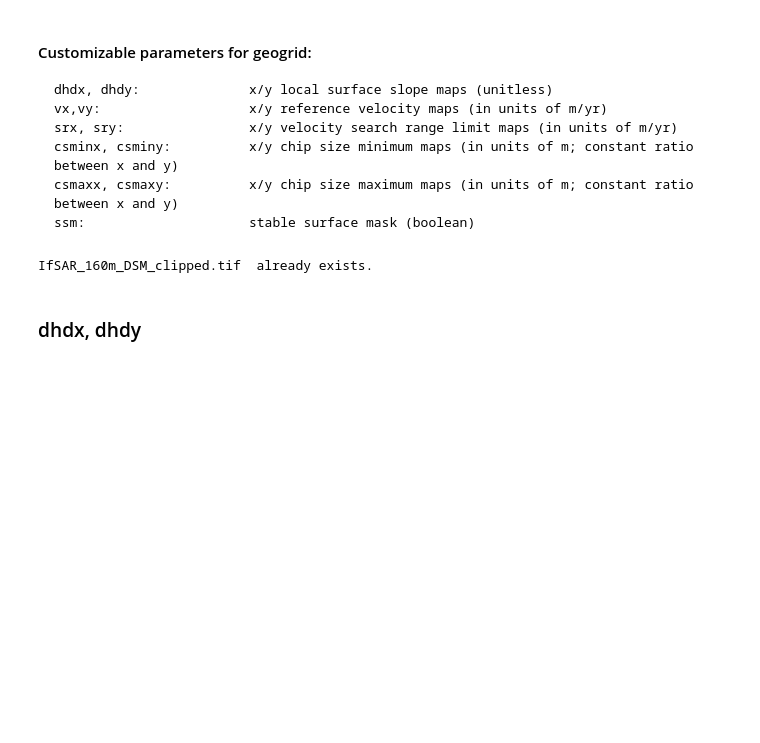
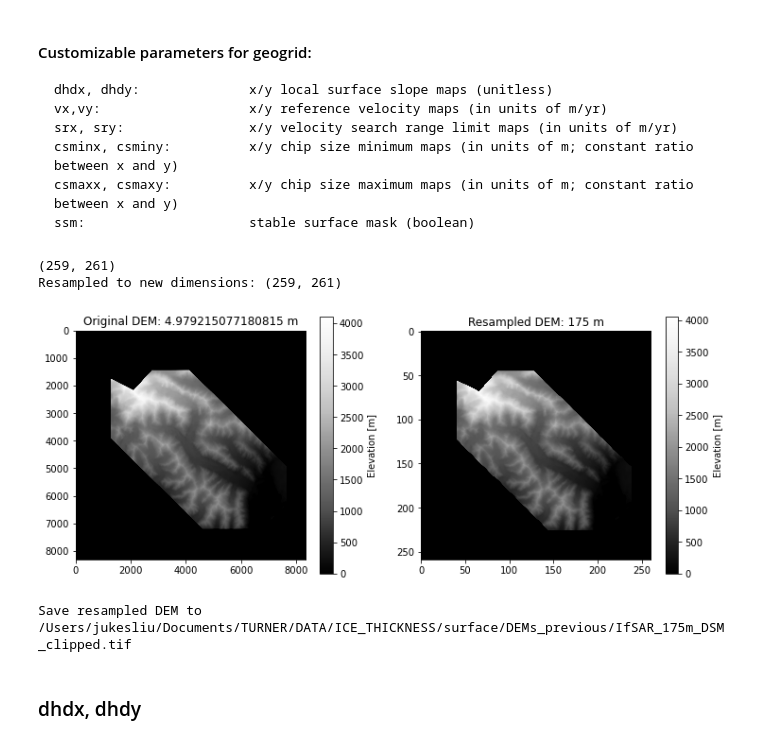
Before and after one commit to jukesliu/TG-surge, a Jupyter notebook: autoRIFT_parameter_customization.ipynb, the cells around one changed output. Drawn from its saved outputs; the diff is of its cells as text; code cells hidden in the pictures; blank space fills up the shorter version.

```diff
--- a/autoRIFT_parameter_customization.ipynb
+++ b/autoRIFT_parameter_customization.ipynb
@@ -26,9 +26,35 @@ Recommended chip size is >= 16*pixel_resolution
     csminx, csminy:          x/y chip size minimum maps (in units of m; constant ratio between x and y)
     csmaxx, csmaxy:          x/y chip size maximum maps (in units of m; constant ratio between x and y)
     ssm:                     stable surface mask (boolean)
+# %%
+def rio_write(out_path, nparray, ref_raster, grid_spacing):
+    # Function to write a numpy array to a Geotiff using rasterio
+    # The geotiff will have the same bounds and crs as the reference raster
+    # An evenly-spaced grid will be created with the grid spacing entered
+    #
+    # INPUTS:
+    #   out_path: the path with name of the output gtiff file
+    #   nparray: the nparray to write to gtiff
+    #   ref_raster: the reference raster (we borrow its crs and bounding coordinates)
+    #   grid_spacing: the spatial resolution of the output raster
+
+    import rasterio as rio
+    import numpy as np
+    nparray = np.array(nparray) # make sure it's an np array
+
+    with rio.open(out_path,'w',
+                      driver='GTiff',
+                      height=nparray.shape[0], # new shape
+                      width=nparray.shape[1], # new shape
+                      dtype=nparray.dtype, # data type
+                      count=1,
+                      crs=ref_raster.crs, # the EPSG from the original DEM
+                      transform=rio.Affine(grid_spacing, 0.0, refdem.bounds.left, # modified transform
+                                           0.0, -grid_spacing, refdem.bounds.top)) as dst:
+            dst.write(nparray, 1)
 # %%
 ######### ENTER CHIP SIZE, DEM INFO, AND REFERENCE VELOCITY INFO ###########
-CHIPSIZE_M = 160 # enter in desired grid size in meters (default is 32 pixels)
+CHIPSIZE_M = 175 # enter in desired grid size in meters (default is 32 pixels)
 
 # enter in the path to your best DEM over the region
 dempath = '/Users/jukesliu/Documents/TURNER/DATA/ICE_THICKNESS/surface/DEMs_previous/'
@@ -56,44 +82,38 @@ dem_outfile = 'IfSAR_'+str(CHIPSIZE_M)+'m_DSM_clipped.tif' # generate new filena
 
 if not os.path.exists(dempath+dem_outfile): # if the resampled DEM does not exist already
     # Create thew new x and y grid values using DEM bounds and the chipsize
     dem_resamp = np.zeros((len(new_y), len(new_x))) # create an empty resampled DEM grid
     print(dem_resamp.shape)
 
     # Resample to your new DEM bounds
     f = interp2d(dem_x, dem_y, elev) # create DEM interpolation object
     dem_resamp = f(new_x,new_y) # resample the NIR data to the DSM coordinates
     dem_resamp = np.flipud(dem_resamp) # flip up down
     print("Resampled to new dimensions:",dem_resamp.shape)
 
     # Display the two DEMs as a visual check
     fig, (ax1,ax2) = plt.subplots(1,2, figsize=(12,5))
     im1 = ax1.imshow(elev, cmap='Greys_r', vmin=0)
     ax1.set_title('Original DEM: '+str(refdem.transform[0])+' m') # original spatial resolution
     fig.colorbar(im1, ax=ax1,label='Elevation [m]')
 
     im2 = ax2.imshow(dem_resamp, cmap='Greys_r', vmin=0)
     ax2.set_title('Resampled DEM: '+str(CHIPSIZE_M)+' m') # new spatial resolution
     fig.colorbar(im2, ax=ax2,label='Elevation [m]')
     plt.show()
 
     # Save the resampled DEM to georeferenced tif file
     print("Save resampled DEM to", dempath+dem_outfile)
-    with rio.open(dempath+dem_outfile,'w',
-                      driver='GTiff',
-                      height=dem_resamp.shape[0], # new shape
-                      width=dem_resamp.shape[1], # new shape
-                      dtype=dem_resamp.dtype, # data type
-                      count=1,
-                      crs=refdem.crs, # the EPSG from the original DEM
-                      transform=rio.Affine(CHIPSIZE_M, 0.0, refdem.bounds.left, # modified transform
-                                           0.0, -CHIPSIZE_M, refdem.bounds.top)) as dst:
-            dst.write(dem_resamp, 1)
+    rio_write(dempath+dem_outfile, dem_resamp, refdem, CHIPSIZE_M)
 else:
     # load the empty grid
     dem_resamp = np.zeros((len(new_y), len(new_x))) # create an empty resampled DEM grid
     print(dem_outfile, ' already exists.')
 # %% [output]
-IfSAR_160m_DSM_clipped.tif  already exists.
+(259, 261)
+Resampled to new dimensions: (259, 261)
+[figure, added]
+Save resampled DEM to /Users/jukesliu/Documents/TURNER/DATA/ICE_THICKNESS/surface/DEMs_previous/IfSAR_175m_DSM_clipped.tif
 # %% [markdown]
 ### dhdx, dhdy
 # %%
```
Also changed, not shown: parts of 31 cells of this notebook, 1 other file.
